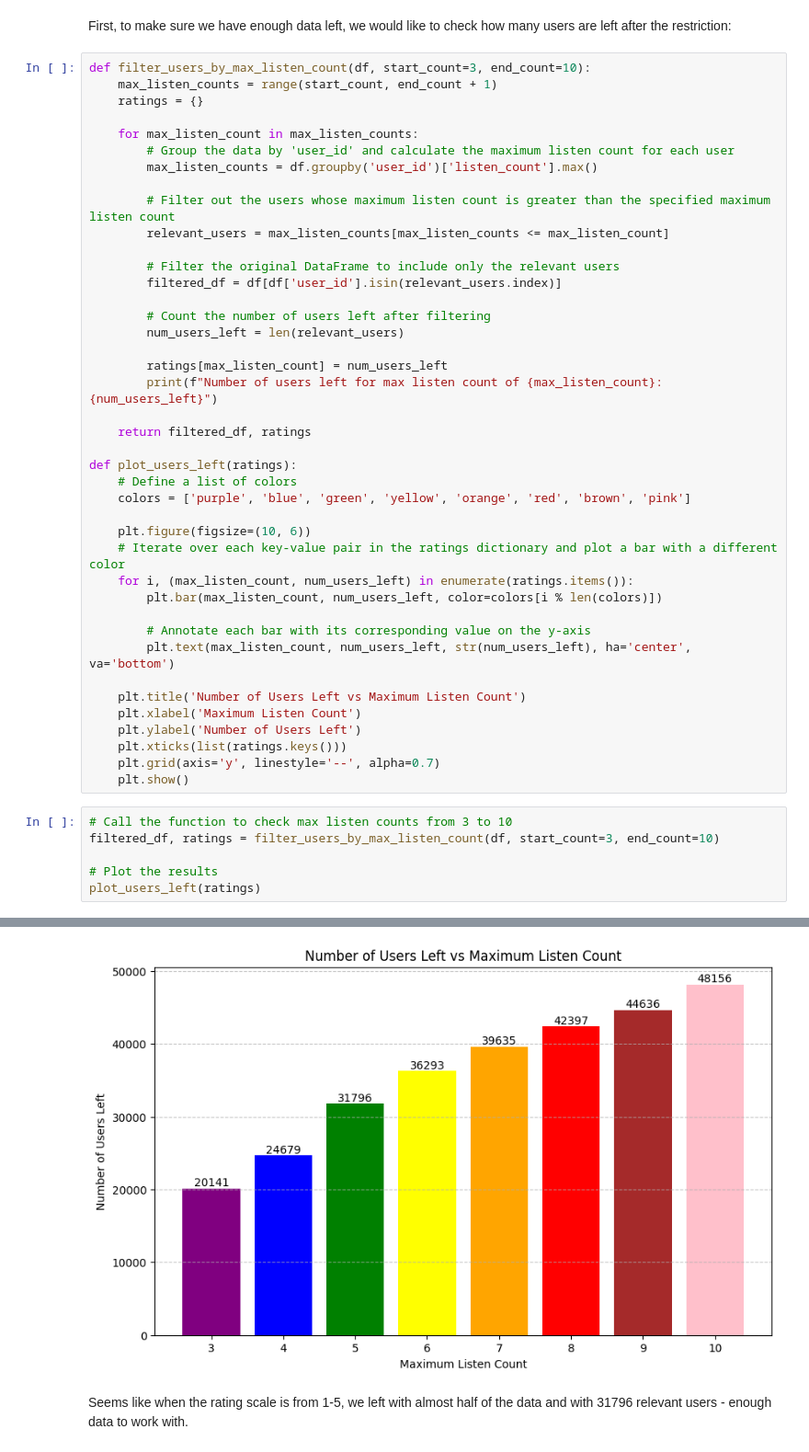
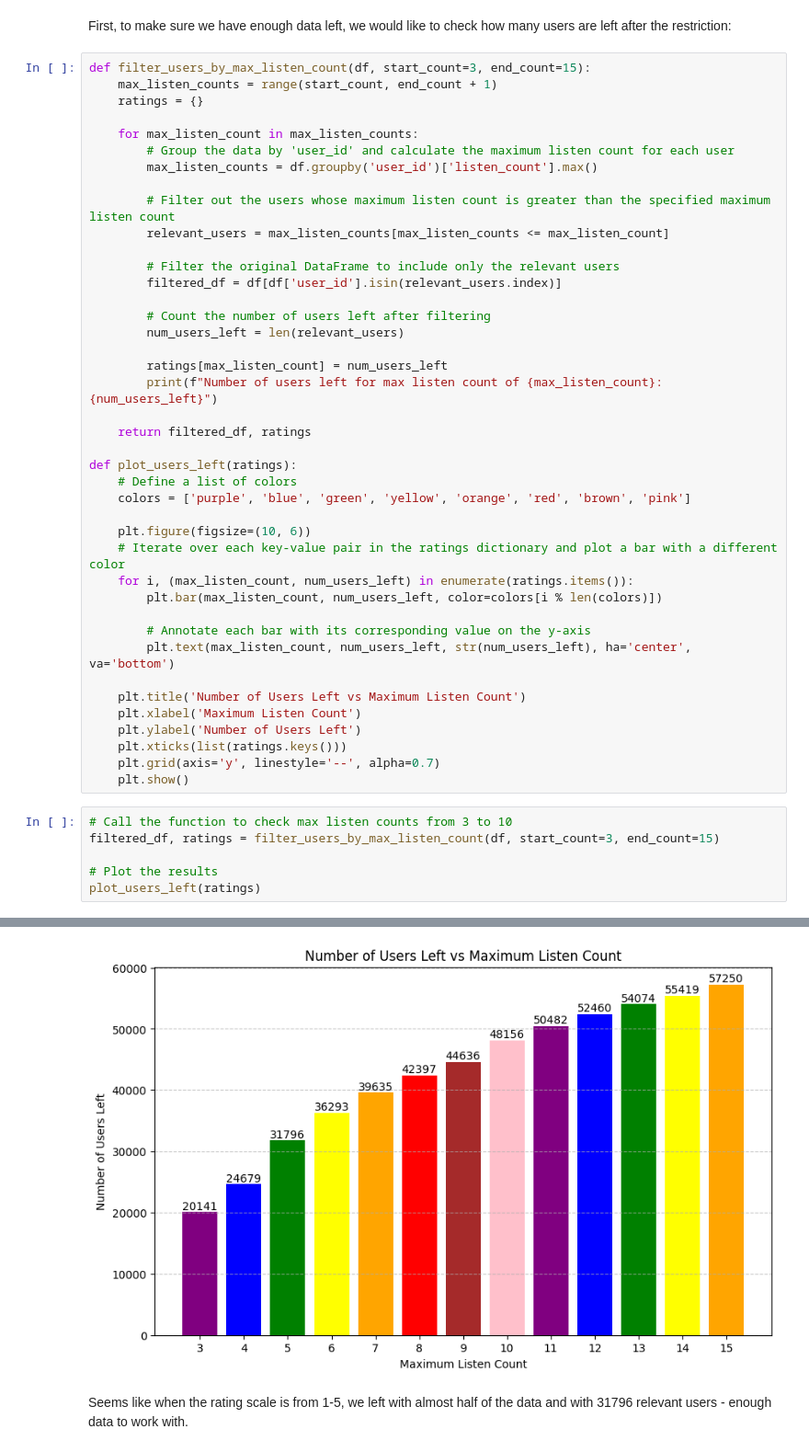
Before and after one commit to EitanBakirov/advanced-ml-dl-course, a Jupyter notebook: finalProject/Recommendation_System_Project_Group_4.ipynb, the cells around one changed output, grey strips where cells are left out. Shown at 92% size. Cells and saved outputs as stored; diff of their text form.

```diff
--- a/finalProject/Recommendation_System_Project_Group_4.ipynb
+++ b/finalProject/Recommendation_System_Project_Group_4.ipynb
@@ -1261,7 +1266,7 @@ Let's take a look on the relevant data:
 # %% [markdown]
 First, to make sure we have enough data left, we would like to check how many users are left after the restriction:
 # %%
-def filter_users_by_max_listen_count(df, start_count=3, end_count=10):
+def filter_users_by_max_listen_count(df, start_count=3, end_count=15):
     max_listen_counts = range(start_count, end_count + 1)
     ratings = {}
 
@@ -1303,7 +1308,7 @@ def plot_users_left(ratings):
     plt.show()
 # %%
 # Call the function to check max listen counts from 3 to 10
-filtered_df, ratings = filter_users_by_max_listen_count(df, start_count=3, end_count=10)
+filtered_df, ratings = filter_users_by_max_listen_count(df, start_count=3, end_count=15)
 
 # Plot the results
 plot_users_left(ratings)
@@ -1319,4 +1329,4 @@ Number of users left for max listen count of 10: 48156
-[figure, old version]
+[figure, new version]
 # %% [markdown]
 Seems like when the rating scale is from 1-5, we left with almost half of the data and with 31796 relevant users - enough data to work with.<br>
 # %% [markdown]
```
Also changed, not shown: parts of 5 cells of this notebook.
